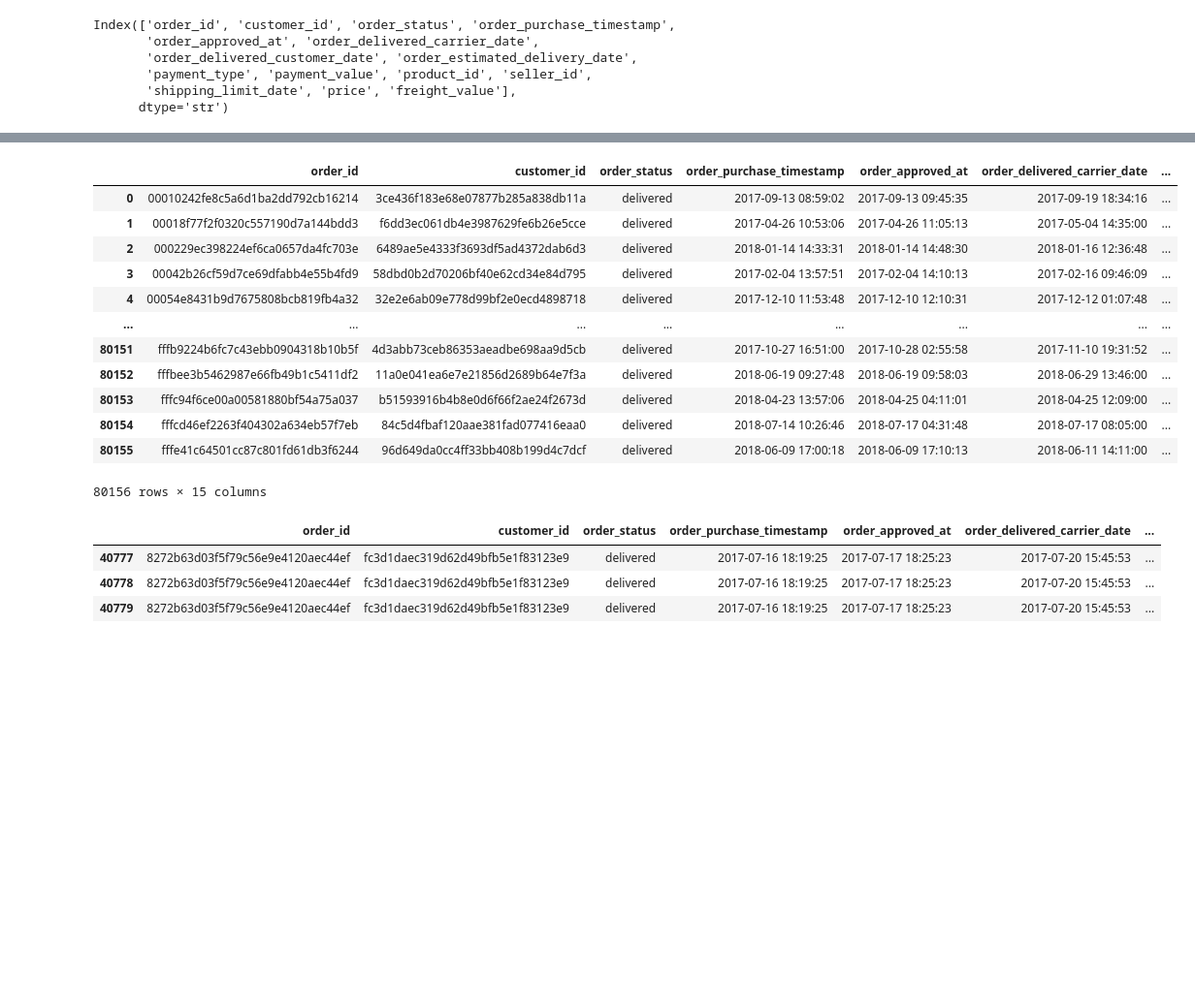
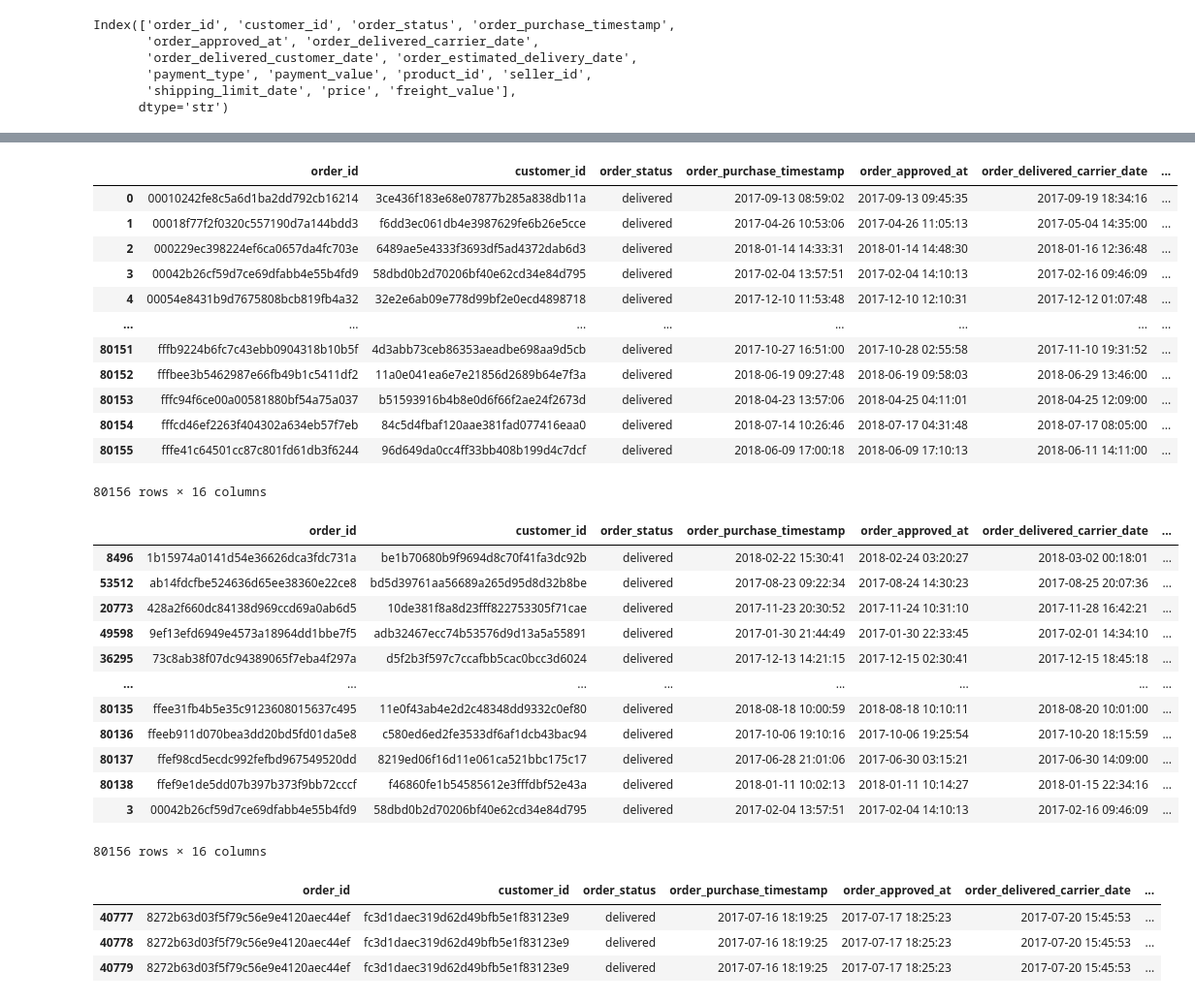
Before and after one commit to janyaverma/sales-analytics-project, a Jupyter notebook: notebooks/01_data_cleaning.ipynb, the cells around one changed output, grey strips where cells are left out. Shown at 97% size. Drawn from its saved outputs; the diff is of its cells as text; code cells hidden in the pictures; blank space fills up the shorter version.

```diff
--- a/notebooks/01_data_cleaning.ipynb
+++ b/notebooks/01_data_cleaning.ipynb
@@ -1471,8 +1479,14 @@ Index(['order_id', 'customer_id', 'order_status', 'order_purchase_timestamp',
        'shipping_limit_date', 'price', 'freight_value'],
       dtype='str')
 # %%
-orders = orders.groupby(['order_id', 'customer_id', 'order_status', 'order_purchase_timestamp',
-       'order_approved_at', 'order_delivered_carrier_date',
-       'order_delivered_customer_date', 'order_estimated_delivery_date',
-       'payment_type', 'payment_value', 'product_id', 'seller_id',
-       'shipping_limit_date'])[["price", "freight_value"]].sum().reset_index()
+# orders = orders.groupby(['order_id', 'customer_id', 'order_status', 'order_purchase_timestamp',
+#        'order_approved_at', 'order_delivered_carrier_date',
+#        'order_delivered_customer_date', 'order_estimated_delivery_date',
+#        'payment_type', 'payment_value', 'product_id', 'seller_id',
+#        'shipping_limit_date'])[["price", "freight_value"]].sum().reset_index()
+
+# Superseded implementation (retained for reference):
+# The previous aggregation summed price and freight_value but failed to
+# preserve the quantity of each product within an order.
+# The revised implementation below addresses this by explicitly
+# calculating product quantity during aggregation.
@@ -1479,3 +1509,18 @@ orders = orders.groupby(['order_id', 'customer_id', 'order_status', 'order_purch
+# %%
+# Revised implementation: aggregate price and freight_value while
+# preserving product quantity through order-item counts.
+
+orders = orders.groupby([
+    'order_id', 'customer_id', 'order_status',
+    'order_purchase_timestamp', 'order_approved_at',
+    'order_delivered_carrier_date', 'order_delivered_customer_date',
+    'order_estimated_delivery_date', 'payment_type', 'payment_value',
+    'product_id', 'seller_id', 'shipping_limit_date'
+]).agg(
+    price=('price', 'sum'),
+    freight_value=('freight_value', 'sum'),
+    quantity=('product_id', 'count')
+).reset_index()
 # %%
 orders
 # %% [output]
@@ -1491,7 +1536,23 @@ orders
 | 80153 | fffc94f6ce00a00581880bf54a75a037 | b51593916b4b8e0d6f66f2ae24f2673d | delivered | 2018-04-23 13:57:06 | 2018-04-25 04:11:01 | 2018-04-25 12:09:00 | ... |
 | 80154 | fffcd46ef2263f404302a634eb57f7eb | 84c5d4fbaf120aae381fad077416eaa0 | delivered | 2018-07-14 10:26:46 | 2018-07-17 04:31:48 | 2018-07-17 08:05:00 | ... |
 | 80155 | fffe41c64501cc87c801fd61db3f6244 | 96d649da0cc4ff33bb408b199d4c7dcf | delivered | 2018-06-09 17:00:18 | 2018-06-09 17:10:13 | 2018-06-11 14:11:00 | ... |
-80156 rows × 15 columns
+80156 rows × 16 columns
+# %%
+orders.sort_values(by="quantity", ascending=False)
+# %% [output]
+|  | order_id | customer_id | order_status | order_purchase_timestamp | order_approved_at | order_delivered_carrier_date | ... |
+| 8496 | 1b15974a0141d54e36626dca3fdc731a | be1b70680b9f9694d8c70f41fa3dc92b | delivered | 2018-02-22 15:30:41 | 2018-02-24 03:20:27 | 2018-03-02 00:18:01 | ... |
+| 53512 | ab14fdcfbe524636d65ee38360e22ce8 | bd5d39761aa56689a265d95d8d32b8be | delivered | 2017-08-23 09:22:34 | 2017-08-24 14:30:23 | 2017-08-25 20:07:36 | ... |
+| 20773 | 428a2f660dc84138d969ccd69a0ab6d5 | 10de381f8a8d23fff822753305f71cae | delivered | 2017-11-23 20:30:52 | 2017-11-24 10:31:10 | 2017-11-28 16:42:21 | ... |
+| 49598 | 9ef13efd6949e4573a18964dd1bbe7f5 | adb32467ecc74b53576d9d13a5a55891 | delivered | 2017-01-30 21:44:49 | 2017-01-30 22:33:45 | 2017-02-01 14:34:10 | ... |
+| 36295 | 73c8ab38f07dc94389065f7eba4f297a | d5f2b3f597c7ccafbb5cac0bcc3d6024 | delivered | 2017-12-13 14:21:15 | 2017-12-15 02:30:41 | 2017-12-15 18:45:18 | ... |
+| ... | ... | ... | ... | ... | ... | ... | ... |
+| 80135 | ffee31fb4b5e35c9123608015637c495 | 11e0f43ab4e2d2c48348dd9332c0ef80 | delivered | 2018-08-18 10:00:59 | 2018-08-18 10:10:11 | 2018-08-20 10:01:00 | ... |
+| 80136 | ffeeb911d070bea3dd20bd5fd01da5e8 | c580ed6ed2fe3533df6af1dcb43bac94 | delivered | 2017-10-06 19:10:16 | 2017-10-06 19:25:54 | 2017-10-20 18:15:59 | ... |
+| 80137 | ffef98cd5ecdc992fefbd967549520dd | 8219ed06f16d11e061ca521bbc175c17 | delivered | 2017-06-28 21:01:06 | 2017-06-30 03:15:21 | 2017-06-30 14:09:00 | ... |
+| 80138 | ffef9e1de5dd07b397b373f9bb72cccf | f46860fe1b54585612e3fffdbf52e43a | delivered | 2018-01-11 10:02:13 | 2018-01-11 10:14:27 | 2018-01-15 22:34:16 | ... |
+| 3 | 00042b26cf59d7ce69dfabb4e55b4fd9 | 58dbd0b2d70206bf40e62cd34e84d795 | delivered | 2017-02-04 13:57:51 | 2017-02-04 14:10:13 | 2017-02-16 09:46:09 | ... |
+80156 rows × 16 columns
 # %%
 # Verify that the previous transformation was applied correctly
 
```
Also changed, not shown: parts of 18 cells of this notebook, 42 other files.
